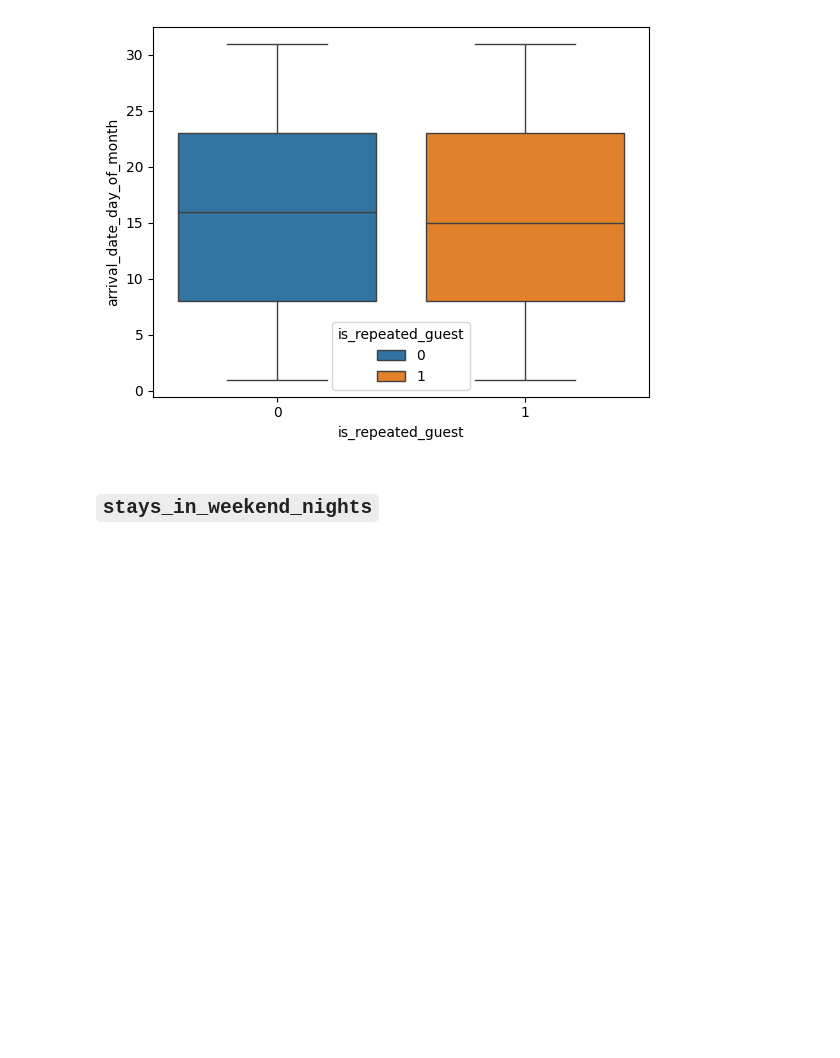
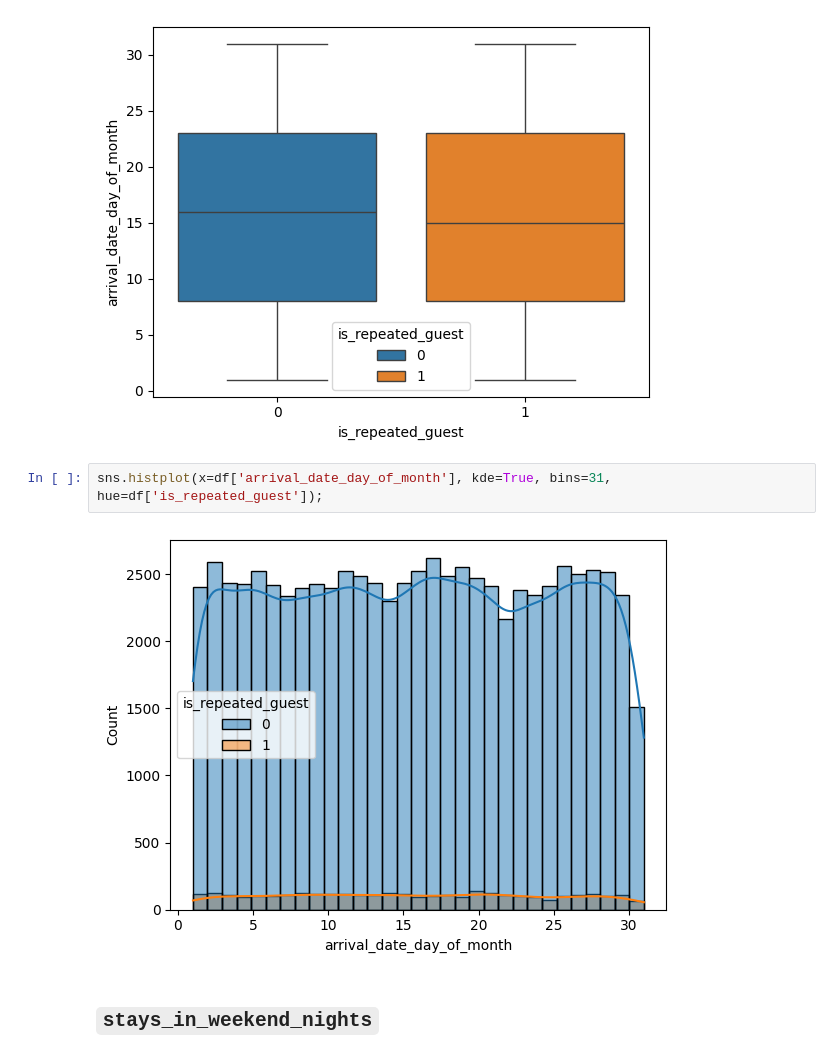
Before and after one commit to iceyisaak/repeated-guest-prediction, a Jupyter notebook: 2_data-visualisation.ipynb, the cells around one changed output. Drawn from its saved outputs; the diff is of its cells as text; blank space fills up the shorter version.

```diff
--- a/2_data-visualisation.ipynb
+++ b/2_data-visualisation.ipynb
@@ -272,6 +272,10 @@ Name: count, dtype: int64
 sns.boxplot(x=df['is_repeated_guest'],y=df['arrival_date_day_of_month'], hue=df['is_repeated_guest']);
 # %% [output]
 [figure]
+# %%
+sns.histplot(x=df['arrival_date_day_of_month'], kde=True, bins=31, hue=df['is_repeated_guest']);
+# %% [output]
+[figure, added]
 # %% [markdown]
 ## `stays_in_weekend_nights`
 # %%
```
Also changed, not shown: parts of 6 cells of this notebook.
